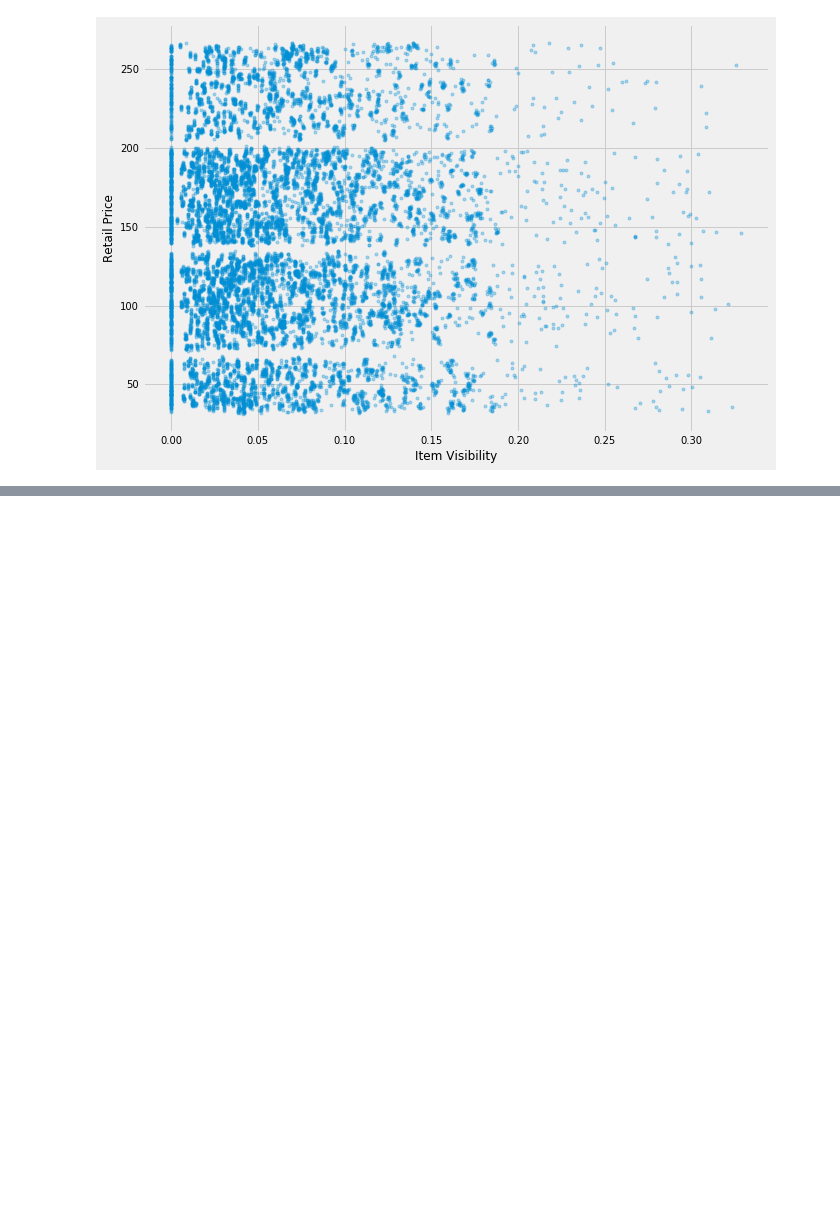
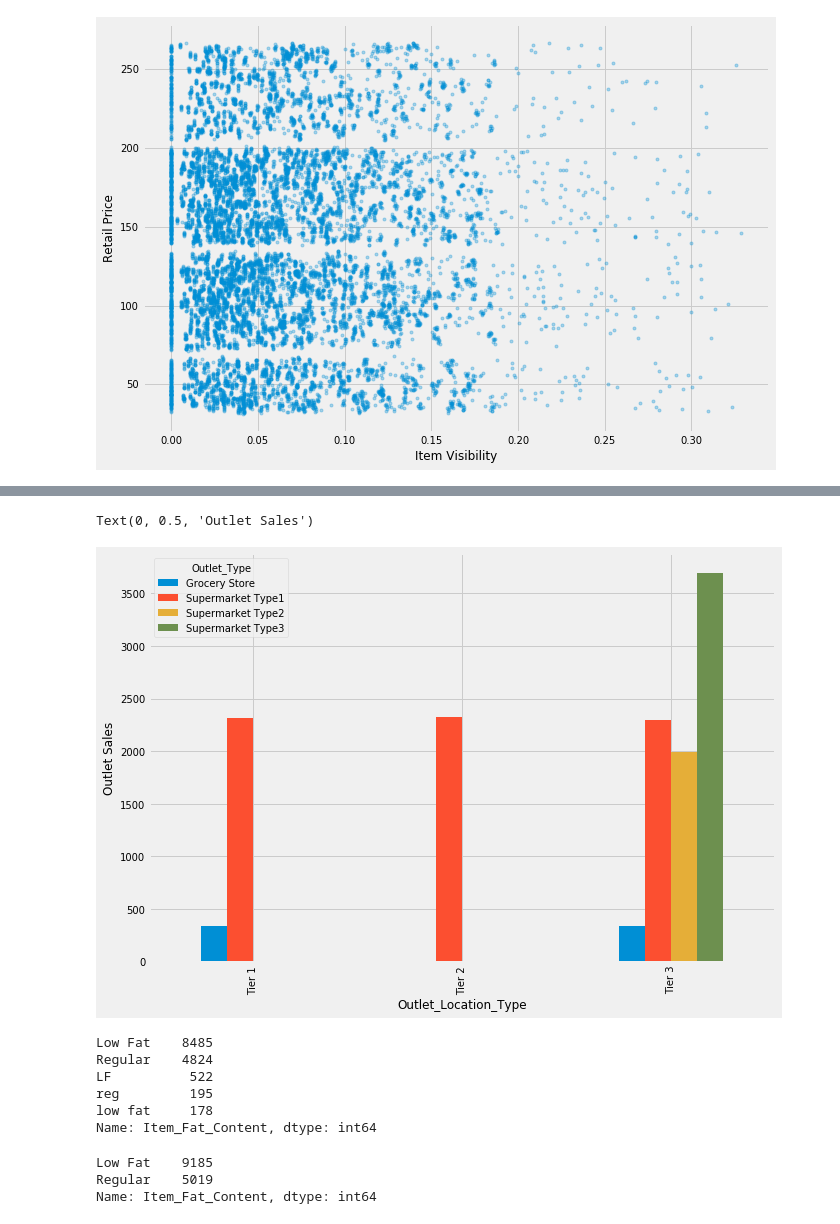
Before and after one commit to sakhawath19/Python, a Jupyter notebook: projects/sell_prediction/sell_prediction.ipynb, the cells around one changed output, grey strips where cells are left out. Cells and saved outputs as stored; diff of their text form; code cells hidden in the pictures; blank space fills up the shorter version.

```diff
--- a/projects/sell_prediction/sell_prediction.ipynb
+++ b/projects/sell_prediction/sell_prediction.ipynb
@@ -250,0 +260,17 @@ plt.plot(df['Item_Visibility'], df['Item_MRP'], '.', alpha=0.3)
+# %%
+location_pivot_table = pd.pivot_table(df, index='Outlet_Location_Type',
+                                      columns='Outlet_Type', values='Item_Outlet_Sales', aggfunc='mean')
+location_pivot_table.plot(kind='bar', figsize=(10,7))
+plt.ylabel('Outlet Sales')
+# %% [output]
+Text(0, 0.5, 'Outlet Sales')
+[figure, added]
+# %%
+df['Item_Fat_Content'].value_counts()
+# %% [output]
+Low Fat    8485
+Regular    4824
+LF          522
+reg         195
+low fat     178
+Name: Item_Fat_Content, dtype: int64
@@ -250,0 +279,6 @@ plt.plot(df['Item_Visibility'], df['Item_MRP'], '.', alpha=0.3)
+# %%
+df.Item_Fat_Content.value_counts()
+# %% [output]
+Low Fat    9185
+Regular    5019
+Name: Item_Fat_Content, dtype: int64
```
Also changed, not shown: parts of 4 cells of this notebook.
